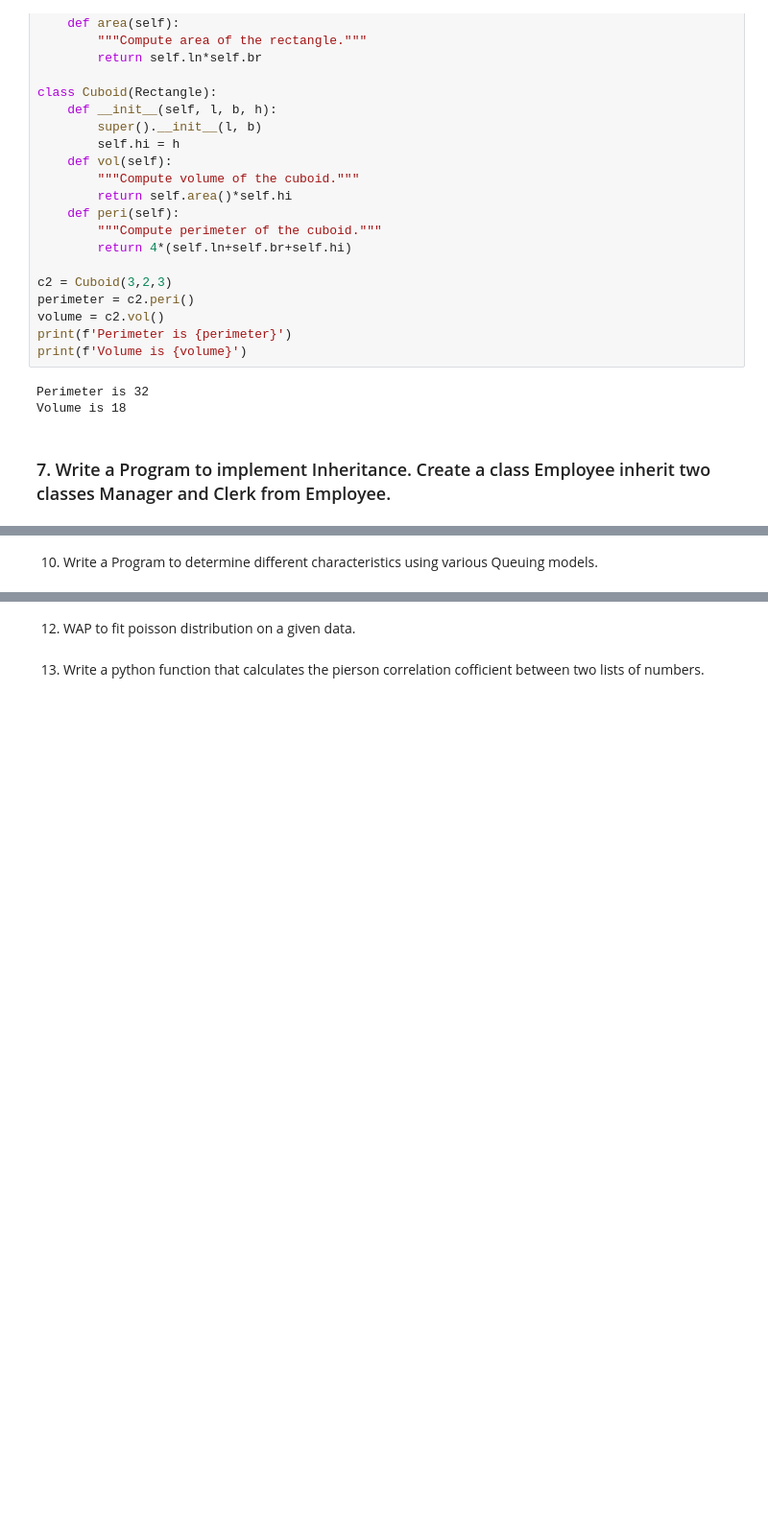
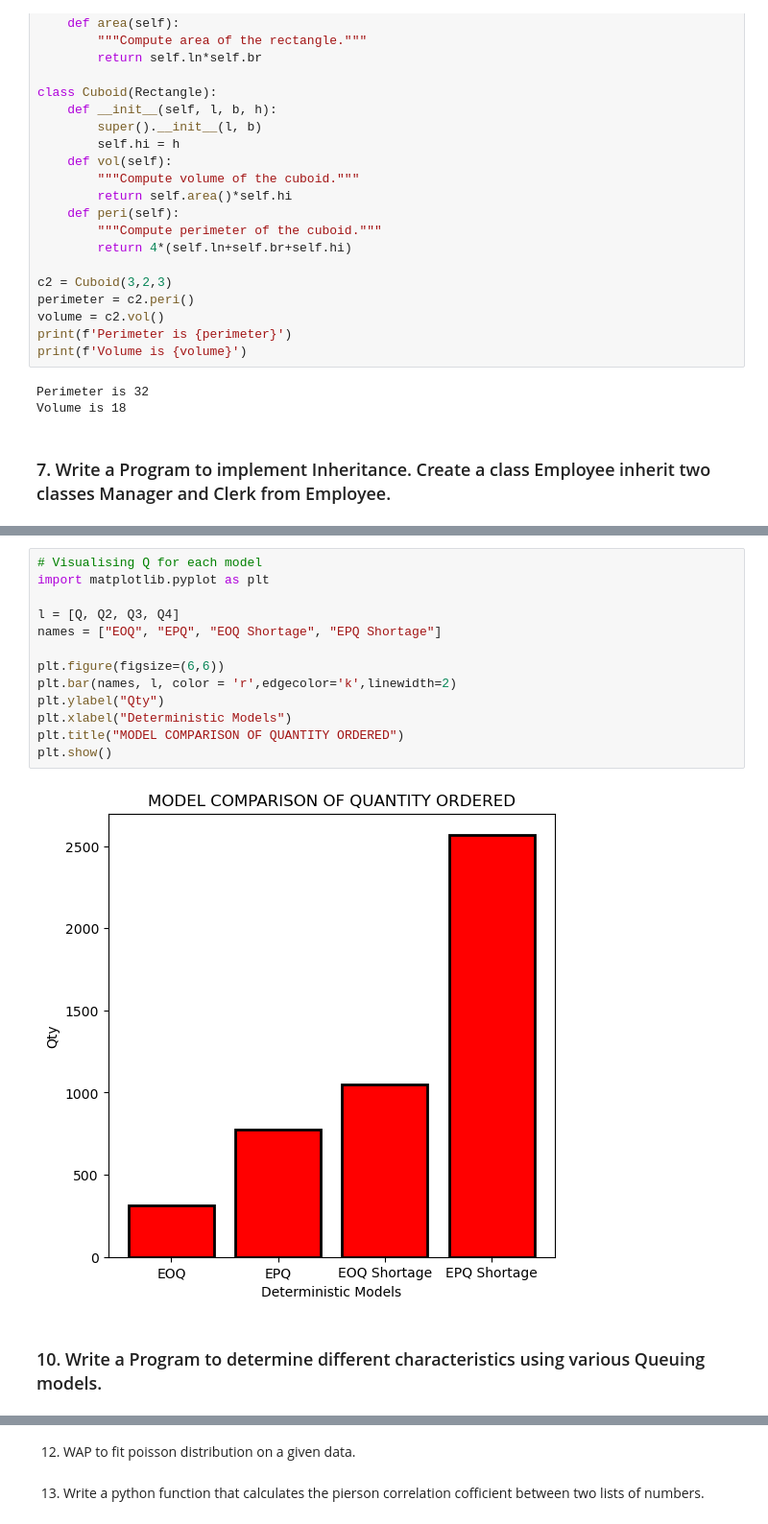
Before and after one commit to AumGupta/mor, a Jupyter notebook: Practicals/final-practical-file.ipynb, the cells around one changed output, grey strips where cells are left out. Shown: that part at 96% size. Cells and saved outputs as stored; diff of their text form; blank space fills up the shorter version.

```diff
--- a/Practicals/final-practical-file.ipynb
+++ b/Practicals/final-practical-file.ipynb
@@ -241,3 +477,18 @@ Volume is 18
+# %%
+# Visualising Q for each model
+import matplotlib.pyplot as plt
+
+l = [Q, Q2, Q3, Q4]
+names = ["EOQ", "EPQ", "EOQ Shortage", "EPQ Shortage"]
+
+plt.figure(figsize=(6,6))
+plt.bar(names, l, color = 'r',edgecolor='k',linewidth=2)
+plt.ylabel("Qty")
+plt.xlabel("Deterministic Models")
+plt.title("MODEL COMPARISON OF QUANTITY ORDERED")
+plt.show()
+# %% [output]
+[figure, added]
 # %% [markdown]
 
-10. Write a Program to determine different characteristics using various Queuing models.
+### 10. Write a Program to determine different characteristics using various Queuing models.
```
Also changed, not shown: parts of 9 cells of this notebook.
